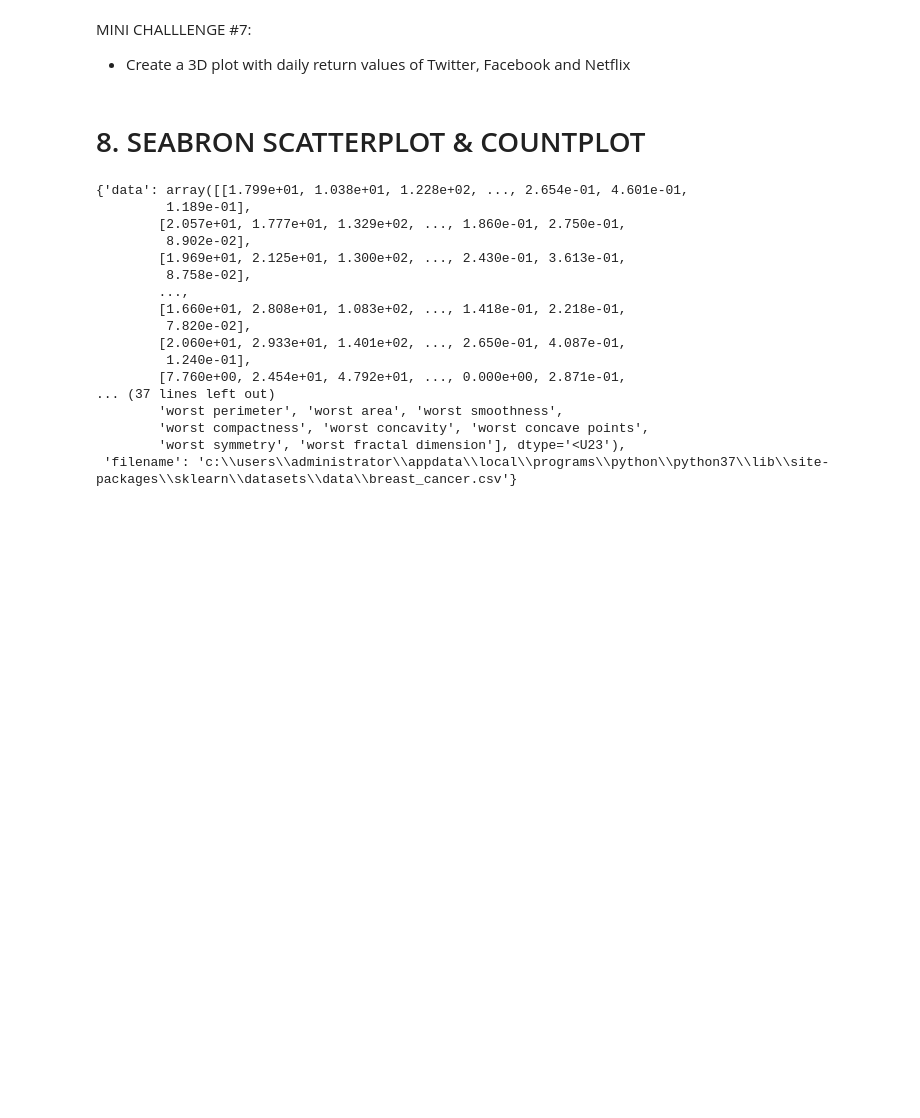
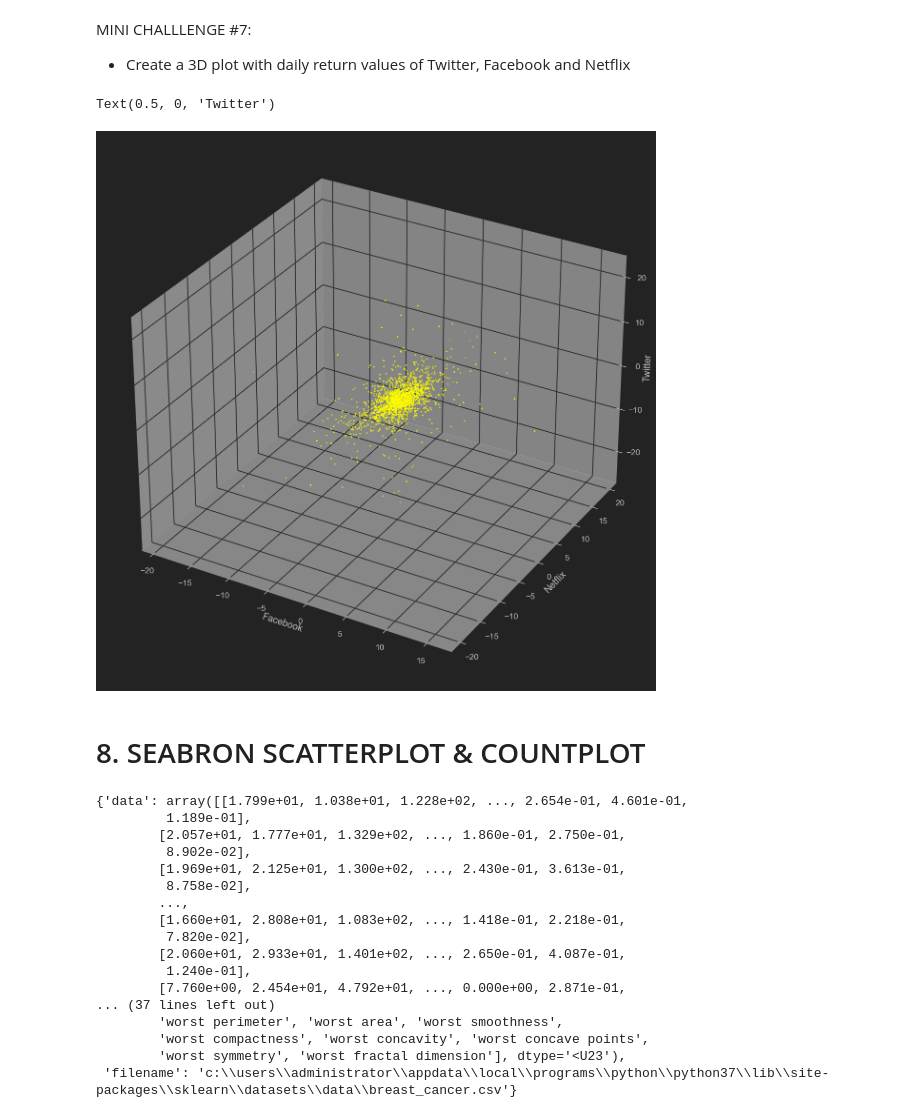
Before and after one commit to joe-trung/Matplotlib-and-seaborn, a Jupyter notebook: Notebook/Data Visualization with Python - Matplotlib and Seaborn.ipynb, the cells around one changed output. Drawn from its saved outputs; the diff is of its cells as text; code cells hidden in the pictures; blank space fills up the shorter version.

```diff
--- a/Notebook/Data Visualization with Python - Matplotlib and Seaborn.ipynb
+++ b/Notebook/Data Visualization with Python - Matplotlib and Seaborn.ipynb
@@ -254,6 +260,21 @@ Text(0.5, 0, 'Z Label')
 # %% [markdown]
 MINI CHALLLENGE #7:
 - Create a 3D plot with daily return values of Twitter, Facebook and Netflix
+# %%
+fig = plt.figure(figsize = (15, 15))
+ax = fig.add_subplot(111, projection = '3d')
+
+fb = daily_df['FB']
+nflx = daily_df['NFLX']
+twtr = daily_df['TWTR']
+
+ax.scatter(fb,nflx,twtr, color='yellow',s=5)
+ax.set_xlabel('Facebook')
+ax.set_ylabel('Netflix')
+ax.set_zlabel('Twitter')
+# %% [output]
+Text(0.5, 0, 'Twitter')
+[figure, added]
 # %% [markdown]
 # 8. SEABRON SCATTERPLOT & COUNTPLOT
 # %%
```
Also changed, not shown: parts of 2 cells of this notebook, 1 other file.
